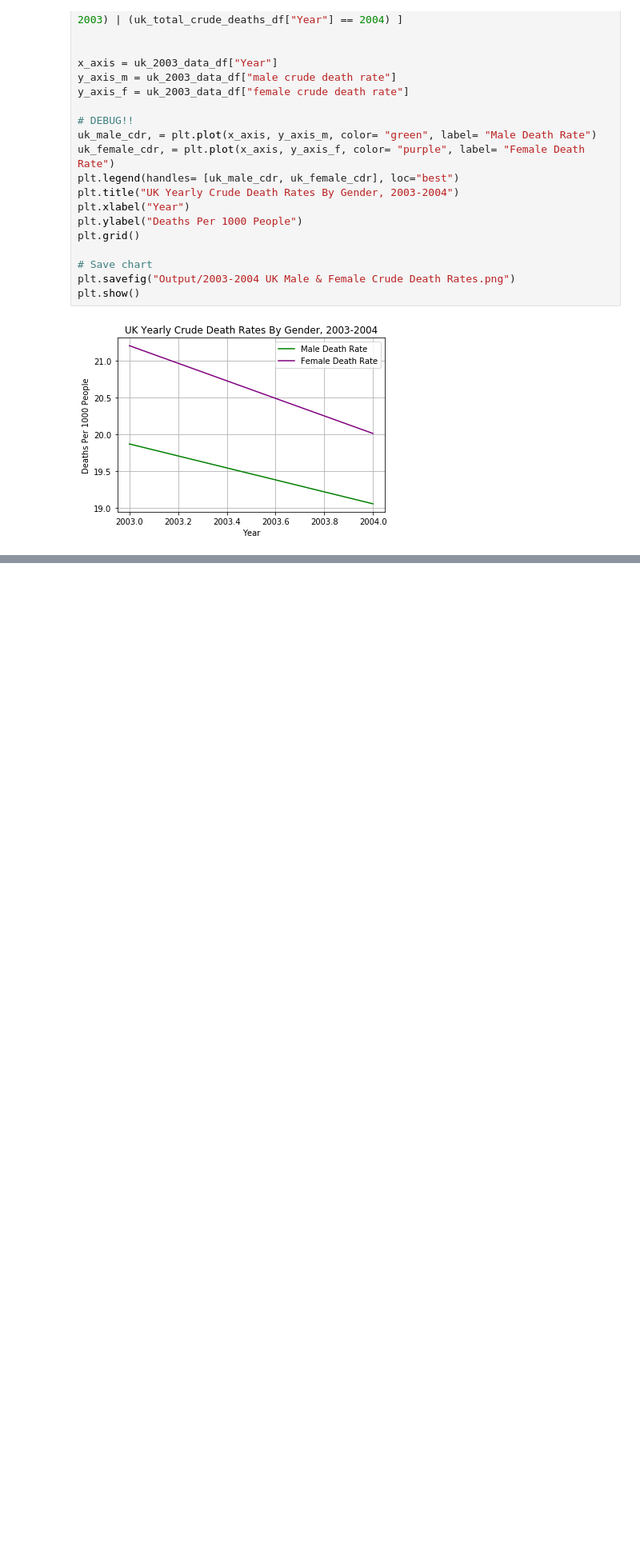
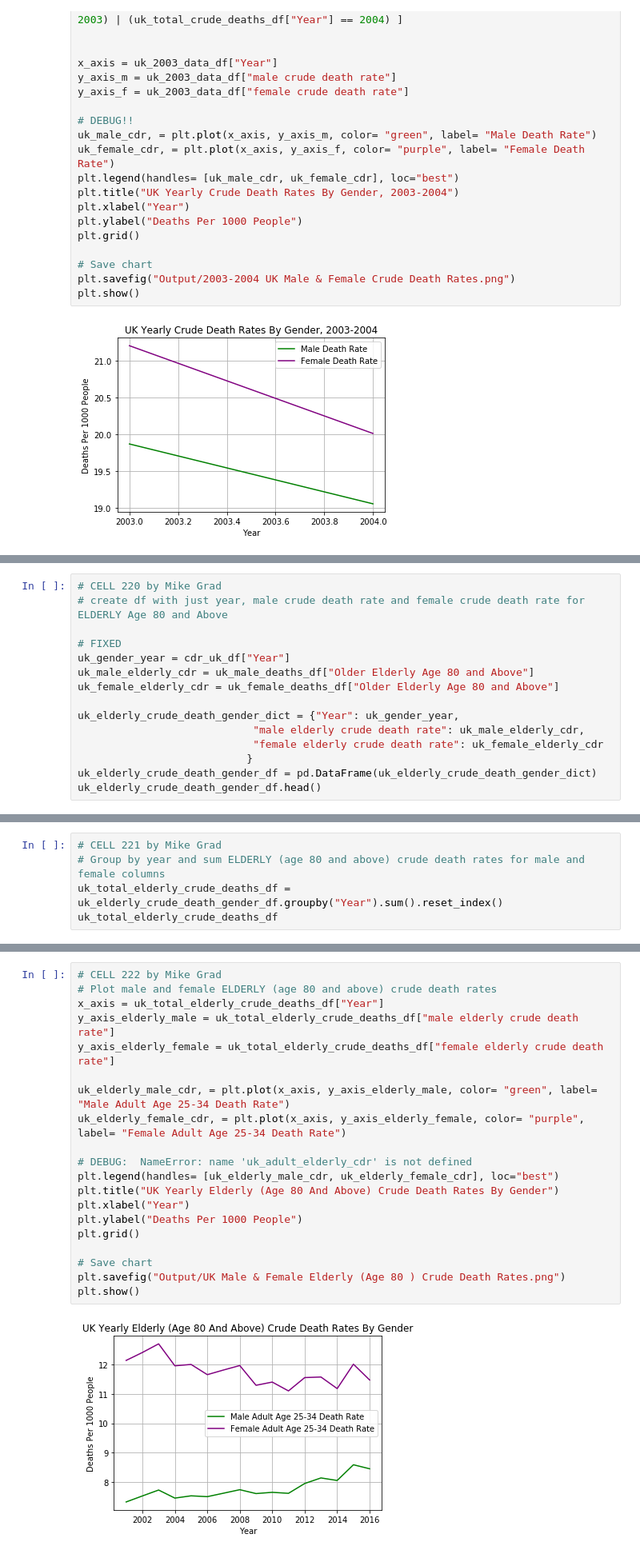
Before and after one commit to michael-grad/project-python-mortality-analysis, a Jupyter notebook: uk-analysis.ipynb, the cells around one changed output, grey strips where cells are left out. Shown: that part at 80% size. Drawn from its saved outputs; the diff is of its cells as text; blank space fills up the shorter version.

```diff
--- a/uk-analysis.ipynb
+++ b/uk-analysis.ipynb
@@ -289,0 +403,15 @@ plt.show()
+# %%
+# CELL 220 by Mike Grad
+# create df with just year, male crude death rate and female crude death rate for ELDERLY Age 80 and Above
+
+# FIXED
+uk_gender_year = cdr_uk_df["Year"]
+uk_male_elderly_cdr = uk_male_deaths_df["Older Elderly Age 80 and Above"]
+uk_female_elderly_cdr = uk_female_deaths_df["Older Elderly Age 80 and Above"]
+
+uk_elderly_crude_death_gender_dict = {"Year": uk_gender_year,
+                            "male elderly crude death rate": uk_male_elderly_cdr,
+                            "female elderly crude death rate": uk_female_elderly_cdr
+                           }
+uk_elderly_crude_death_gender_df = pd.DataFrame(uk_elderly_crude_death_gender_dict)
+uk_elderly_crude_death_gender_df.head()
@@ -289,0 +425,5 @@ plt.show()
+# %%
+# CELL 221 by Mike Grad
+# Group by year and sum ELDERLY (age 80 and above) crude death rates for male and female columns
+uk_total_elderly_crude_deaths_df = uk_elderly_crude_death_gender_df.groupby("Year").sum().reset_index()
+uk_total_elderly_crude_deaths_df
@@ -289,0 +448,22 @@ plt.show()
+# %%
+# CELL 222 by Mike Grad
+# Plot male and female ELDERLY (age 80 and above) crude death rates
+x_axis = uk_total_elderly_crude_deaths_df["Year"]
+y_axis_elderly_male = uk_total_elderly_crude_deaths_df["male elderly crude death rate"]
+y_axis_elderly_female = uk_total_elderly_crude_deaths_df["female elderly crude death rate"]
+
+uk_elderly_male_cdr, = plt.plot(x_axis, y_axis_elderly_male, color= "green", label= "Male Adult Age 25-34 Death Rate")
+uk_elderly_female_cdr, = plt.plot(x_axis, y_axis_elderly_female, color= "purple", label= "Female Adult Age 25-34 Death Rate")
+
+# DEBUG:  NameError: name 'uk_adult_elderly_cdr' is not defined
+plt.legend(handles= [uk_elderly_male_cdr, uk_elderly_female_cdr], loc="best")
+plt.title("UK Yearly Elderly (Age 80 And Above) Crude Death Rates By Gender")
+plt.xlabel("Year")
+plt.ylabel("Deaths Per 1000 People")
+plt.grid()
+
+# Save chart
+plt.savefig("Output/UK Male & Female Elderly (Age 80 ) Crude Death Rates.png")
+plt.show()
+# %% [output]
+[figure, added]
```
Also changed, not shown: parts of 9 cells of this notebook, 3 other files.
